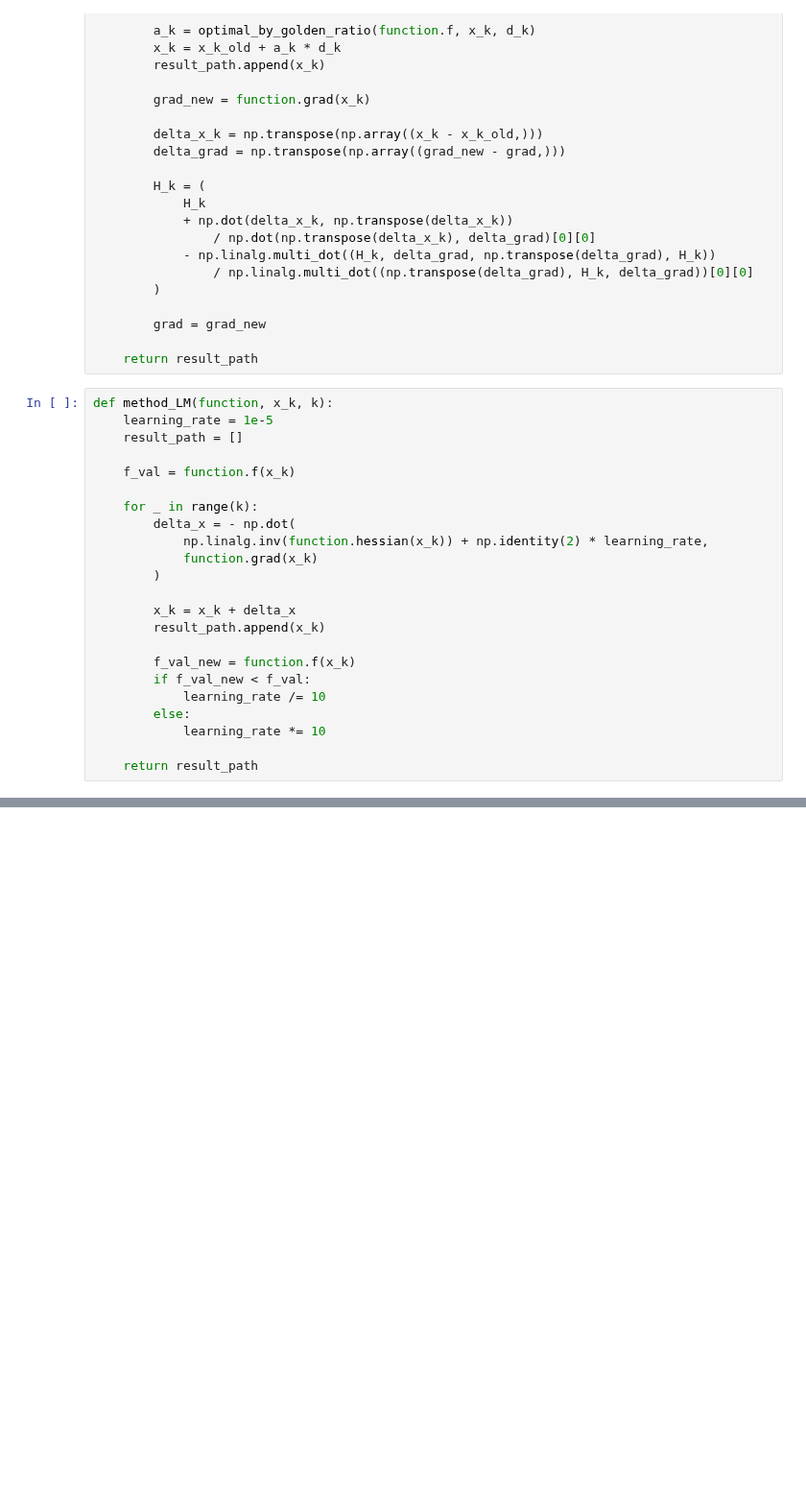
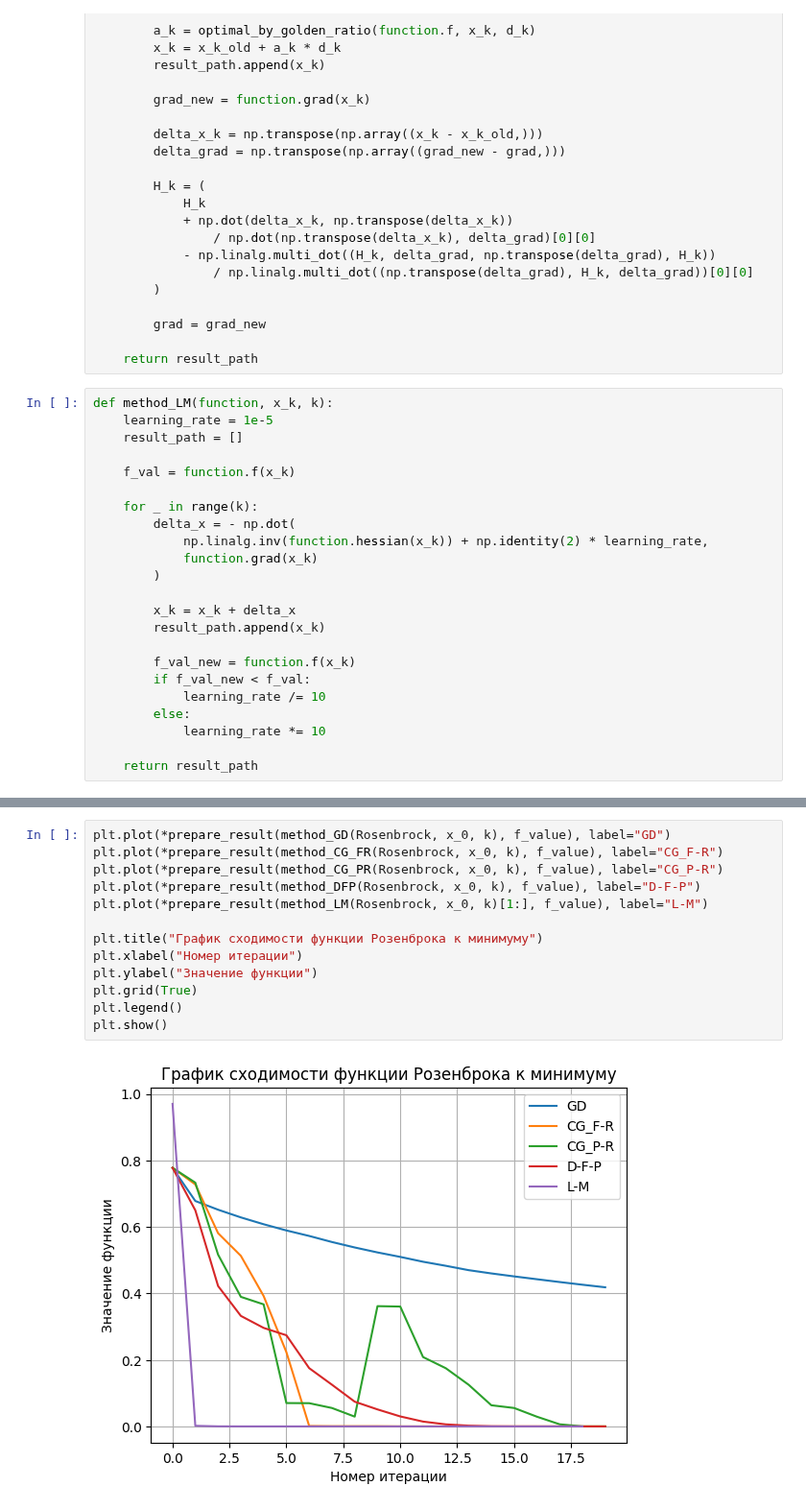
Before and after one commit to AngelicHedgehog/BMSTU-Theory-of-Artificial-Neural-Networks, a Jupyter notebook: hw3/hw3.ipynb, the cells around one changed output, grey strips where cells are left out. Shown at 96% size. Drawn from its saved outputs; the diff is of its cells as text; blank space fills up the shorter version.

```diff
--- a/hw3/hw3.ipynb
+++ b/hw3/hw3.ipynb
@@ -180,0 +181,15 @@ plt.show()
+# %%
+plt.plot(*prepare_result(method_GD(Rosenbrock, x_0, k), f_value), label="GD")
+plt.plot(*prepare_result(method_CG_FR(Rosenbrock, x_0, k), f_value), label="CG_F-R")
+plt.plot(*prepare_result(method_CG_PR(Rosenbrock, x_0, k), f_value), label="CG_P-R")
+plt.plot(*prepare_result(method_DFP(Rosenbrock, x_0, k), f_value), label="D-F-P")
+plt.plot(*prepare_result(method_LM(Rosenbrock, x_0, k)[1:], f_value), label="L-M")
+
+plt.title("График сходимости функции Розенброка к минимуму")
+plt.xlabel("Номер итерации")
+plt.ylabel("Значение функции")
+plt.grid(True)
+plt.legend()
+plt.show()
+# %% [output]
+[figure, added]
```
Also changed, not shown: parts of 2 cells of this notebook, 2 other files.
